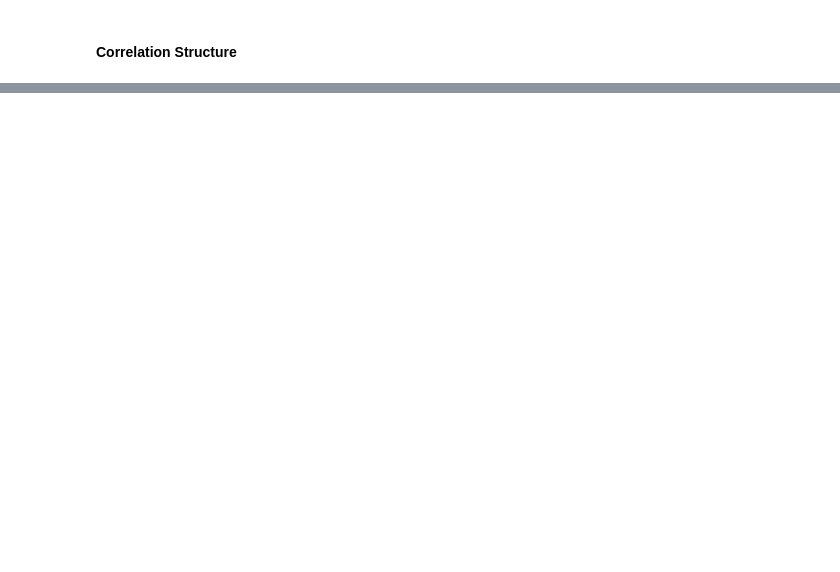
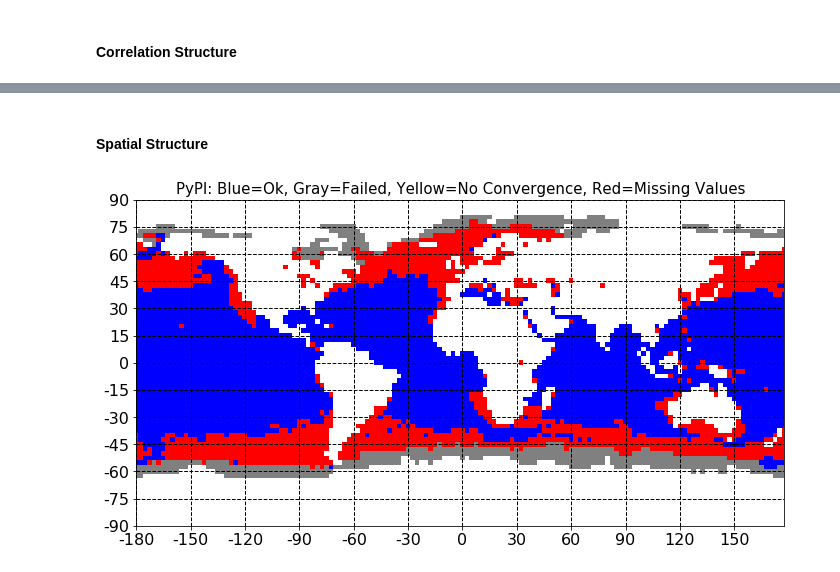
Before and after one commit to dgilford/tcpyPI, a Jupyter notebook: verify_pi.ipynb, the cells around one changed output, grey strips where cells are left out. Drawn from its saved outputs; the diff is of its cells as text; code cells hidden in the pictures; blank space fills up the shorter version.

```diff
--- a/verify_pi.ipynb
+++ b/verify_pi.ipynb
@@ -342,0 +397,28 @@ STOP
+# %% [markdown]
+#### Spatial Structure
+# %%
+lonticks=(int(i) for i in ds.lon[0::12].values)
+latticks=(int(i) for i in ds.lat[0::6].values)
+from matplotlib import colors
+cmap = colors.ListedColormap(['gray', 'blue', 'yellow', 'red'])
+bounds = [0,1,2,3]
+norm = colors.BoundaryNorm(bounds, cmap.N)
+
+# plot both sets of flags in September
+fig, ax = plt.subplots(figsize=(22,6))
+ax.imshow(IFLp[8,:,:], cmap=cmap, norm=norm)
+
+# draw gridlines
+ax.grid(which='major', axis='both', color='k', linewidth=1, linestyle='--')
+ax.set_xticks(np.arange(0, 144, 12))
+ax.set_xticklabels(lonticks)
+ax.set_yticks(np.arange(0, 73, 6))
+ax.set_yticklabels(latticks)
+
+ax.set_xlim([0,143])
+ax.set_ylim([72,0])
+
+plt.title('PyPI: Blue=Ok, Gray=Failed, Yellow=No Convergence, Red=Missing Values',fontsize=15)
+plt.show()
+# %% [output]
+[figure, added]
```
Also changed, not shown: parts of 40 cells of this notebook, 3 other files.
